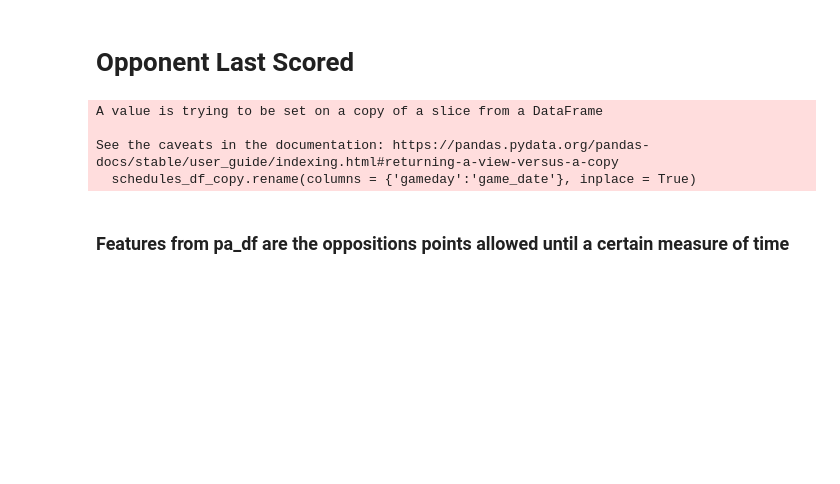
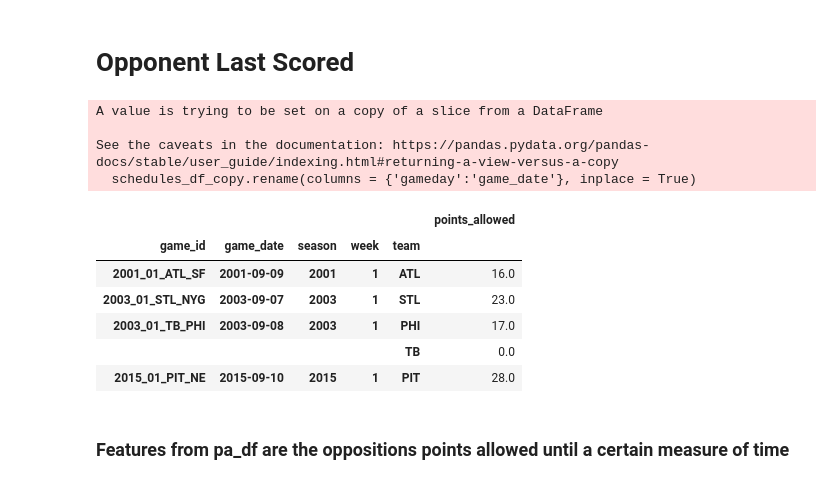
Before and after one commit to cse-6242-t134/nfl-fantasy-prediction-model, a Jupyter notebook: rb_wr_features.ipynb, the cells around one changed output. Saved outputs shown, nothing was run; the diff lists cells and outputs as text; code cells hidden in the pictures; blank space fills up the shorter version.

```diff
--- a/rb_wr_features.ipynb
+++ b/rb_wr_features.ipynb
@@ -374,6 +470,16 @@ A value is trying to be set on a copy of a slice from a DataFrame
 
 See the caveats in the documentation: https://pandas.pydata.org/pandas-docs/stable/user_guide/indexing.html#returning-a-view-versus-a-copy
   schedules_df_copy.rename(columns = {'gameday':'game_date'}, inplace = True)
+# %%
+group_sorted.head(5)
+# %% [output]
+|  |  |  |  |  | points_allowed |
+| game_id | game_date | season | week | team |  |
+| 2001_01_ATL_SF | 2001-09-09 | 2001 | 1 | ATL | 16.0 |
+| 2003_01_STL_NYG | 2003-09-07 | 2003 | 1 | STL | 23.0 |
+| 2003_01_TB_PHI | 2003-09-08 | 2003 | 1 | PHI | 17.0 |
+|  |  |  |  | TB | 0.0 |
+| 2015_01_PIT_NE | 2015-09-10 | 2015 | 1 | PIT | 28.0 |
 # %% [markdown]
 ### Features from pa_df are the oppositions points allowed until a certain measure of time
 # %%
```
Also changed, not shown: parts of 16 cells of this notebook, 1 other file.
